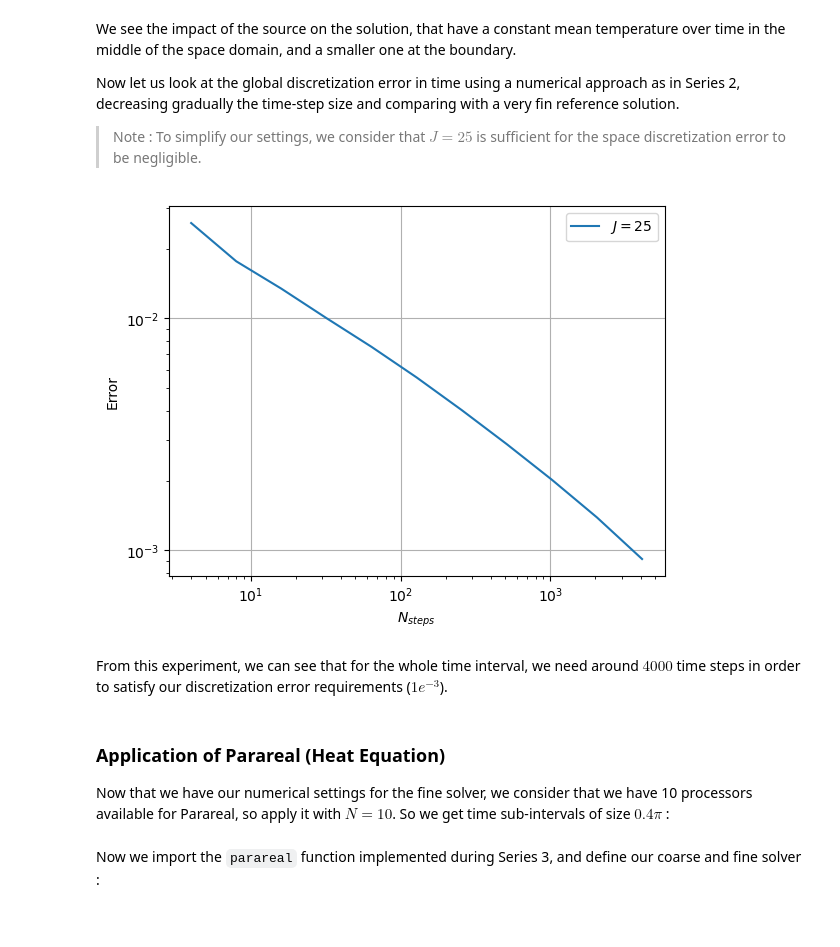
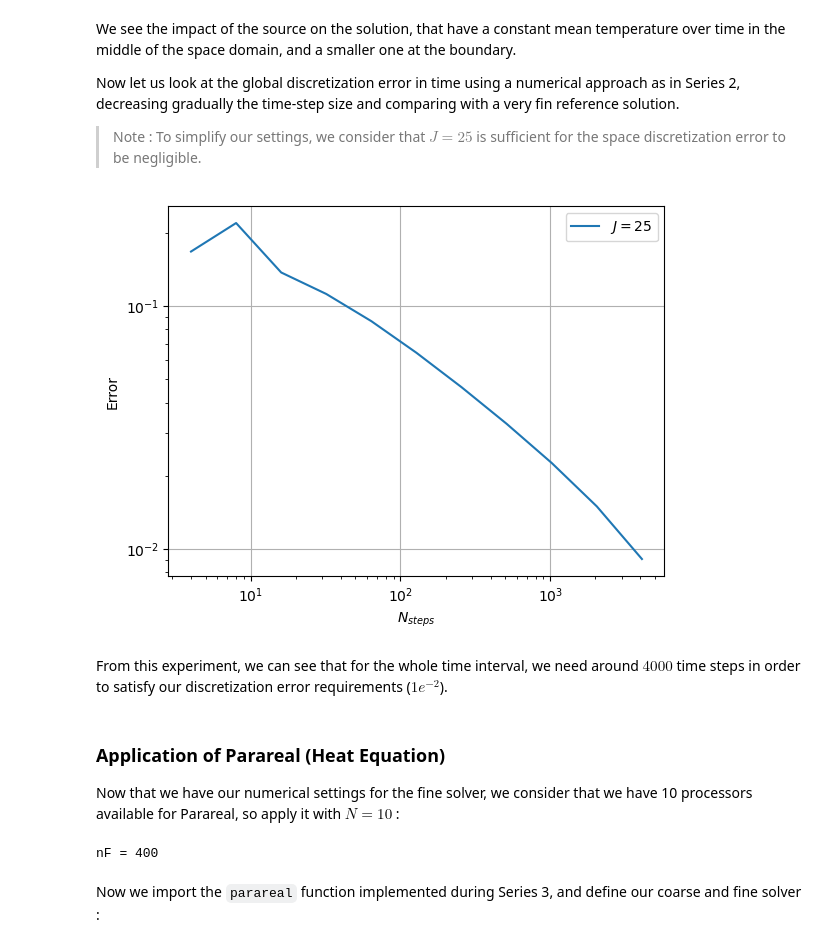
Before and after one commit to tlunet/pint-workshops, a Jupyter notebook: 2023-06_IPH-Workshop/s4/notebook.ipynb, the cells around one changed output. Saved outputs shown, nothing was run; the diff lists cells and outputs as text; code cells hidden in the pictures.

```diff
--- a/2023-06_IPH-Workshop/s4/notebook.ipynb
+++ b/2023-06_IPH-Workshop/s4/notebook.ipynb
@@ -41,9 +41,9 @@ A_diff = finDiffMatrixD2C2(J=J, L=1)
 x = np.linspace(0, 1, J+2)[1:-1]
 
 def source(t):
-    return np.sin(t)
+    return np.sum([np.sin((i+1)*t) for i in range(5)])
 
-T = 4*np.pi
+T = 2*np.pi
 u0 = np.zeros(J)
 
 nStep = 400
@@ -68,44 +67,46 @@ Now let us look at the global discretization error in time using a numerical app
 
 > Note : To simplify our settings, we consider that $J=25$ is sufficient for the space discretization error to be negligible.
 # %%
-def plotTimeError(L=1, J=25, tEnd=4*np.pi):
+def plotTimeError(L=1, J=25, tEnd=T):
 
     u0 = np.zeros(J)
 
     A = finDiffMatrixD2C2(J, L)
 
-    N_ref = 2**15
+    N_ref = 2**14
     _, u_ref = backwardEulerLin(A, u0, b=source, tBeg=0, tEnd=tEnd, N=N_ref)
 
     nSteps = 2**np.arange(2, 13)
     err = []
     for N in nSteps:
         _, u = backwardEulerLin(A, u0, b=source, tBeg=0, tEnd=tEnd, N=N)
         ref = u_ref[:, ::N_ref//N]
         error = np.linalg.norm(u-ref, ord=2, axis=-1)   # L_2 in space
         error = np.linalg.norm(error, ord=np.inf)       # L_infty in time
         err.append(error)
 
     plt.loglog(nSteps, err, label=f"$J={J}$")
     plt.xlabel('$N_{steps}$')
     plt.ylabel('Error')
     plt.legend()
     plt.grid(True)
 
 plotTimeError()
 # %% [output]
-[figure, old version]
+[figure, new version]
 # %% [markdown]
-From this experiment, we can see that for the whole time interval, we need around $4000$ time steps in order to satisfy our discretization error requirements ($1e^{-3}$).
+From this experiment, we can see that for the whole time interval, we need around $4000$ time steps in order to satisfy our discretization error requirements ($1e^{-2}$).
 # %% [markdown]
 ### Application of Parareal (Heat Equation)
 
-Now that we have our numerical settings for the fine solver, we consider that we have 10 processors available for Parareal, so apply it with $N=10$. So we get time sub-intervals of size $0.4\pi$ :
+Now that we have our numerical settings for the fine solver, we consider that we have 10 processors available for Parareal, so apply it with $N=10$ :
 # %%
-T = 4*np.pi
-nStep = 4000
+nSteps = 4000
 N = 10
-nF = int(nStep//N)
+nF = int(nSteps//N)
+print('nF =', nF)
+# %% [output]
+nF = 400
 # %% [markdown]
 Now we import the `parareal` function implemented during Series 3, and define our coarse and fine solver :
 # %%
```
Also changed, not shown: parts of 53 cells of this notebook, 2 other files.
